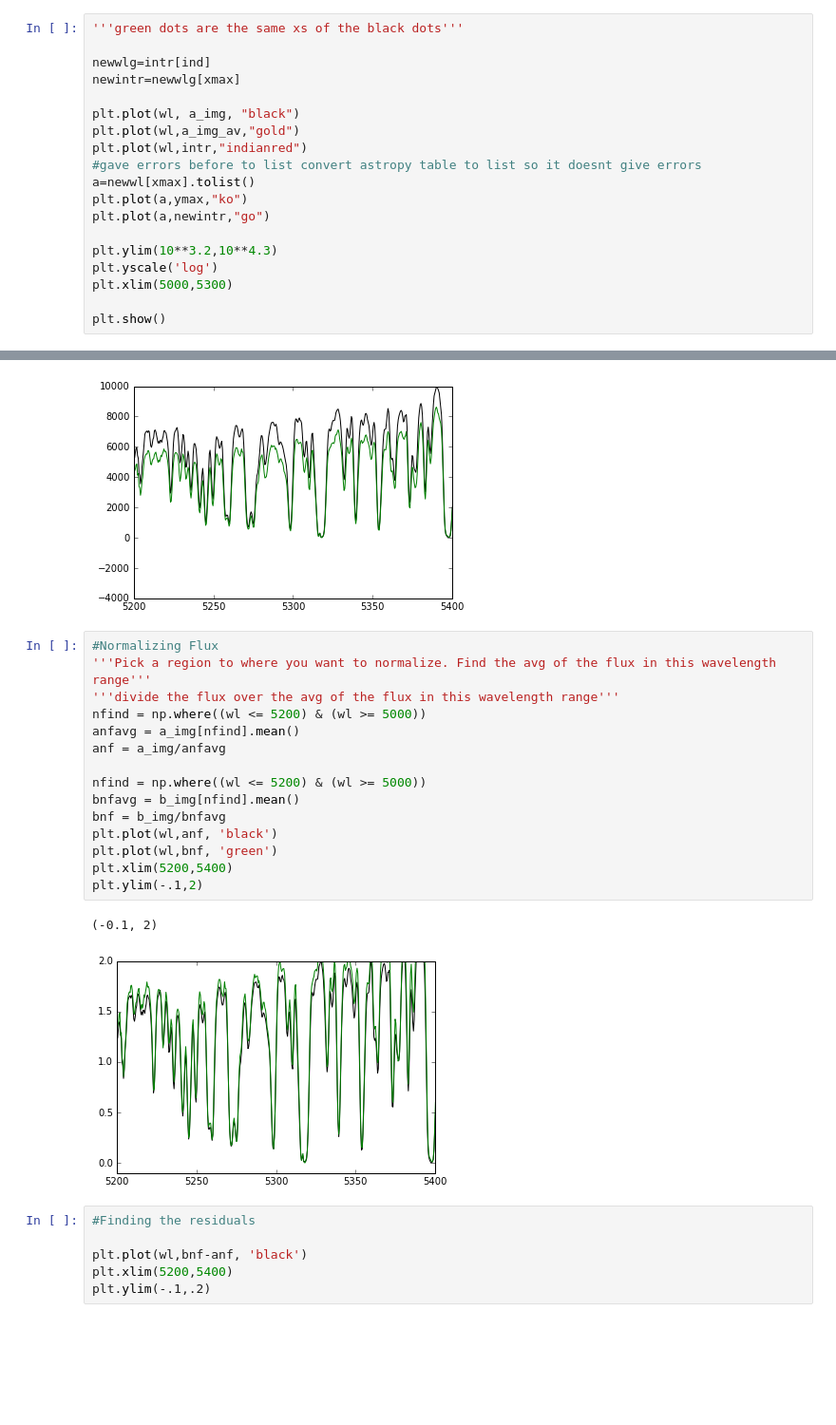
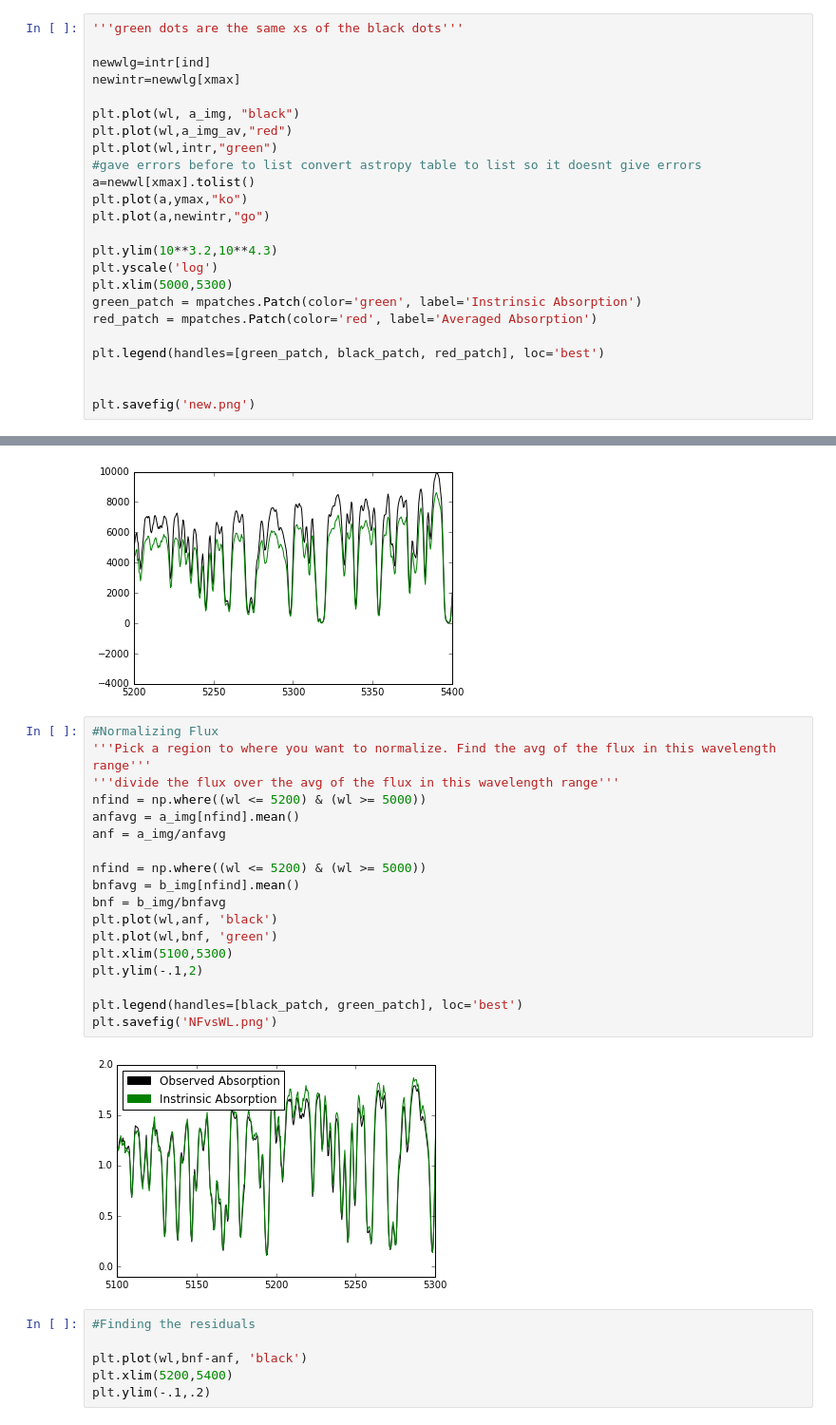
Before and after one commit to tpanurach/Research, a Jupyter notebook: Research.ipynb, the cells around one changed output, grey strips where cells are left out. Shown: that part at 95% size. Cells and saved outputs as stored; diff of their text form; blank space fills up the shorter version.

```diff
--- a/Research.ipynb
+++ b/Research.ipynb
@@ -233,8 +233,8 @@ newwlg=intr[ind]
 newintr=newwlg[xmax]
 
 plt.plot(wl, a_img, "black")
-plt.plot(wl,a_img_av,"gold")
-plt.plot(wl,intr,"indianred")
+plt.plot(wl,a_img_av,"red")
+plt.plot(wl,intr,"green")
 #gave errors before to list convert astropy table to list so it doesnt give errors
 a=newwl[xmax].tolist()
 plt.plot(a,ymax,"ko")
@@ -243,6 +243,11 @@ plt.plot(a,newintr,"go")
 plt.ylim(10**3.2,10**4.3)
 plt.yscale('log')
 plt.xlim(5000,5300)
+green_patch = mpatches.Patch(color='green', label='Instrinsic Absorption')
+red_patch = mpatches.Patch(color='red', label='Averaged Absorption')
 
-plt.show()
+plt.legend(handles=[green_patch, black_patch, red_patch], loc='best')
+
+
+plt.savefig('new.png')
 # %% [output]
@@ -286,21 +291,23 @@ plt.ylim(-4000,10000)
 # %%
 #Normalizing Flux
 '''Pick a region to where you want to normalize. Find the avg of the flux in this wavelength range'''
 '''divide the flux over the avg of the flux in this wavelength range'''
 nfind = np.where((wl <= 5200) & (wl >= 5000))
 anfavg = a_img[nfind].mean()
 anf = a_img/anfavg
 
 nfind = np.where((wl <= 5200) & (wl >= 5000))
 bnfavg = b_img[nfind].mean()
 bnf = b_img/bnfavg
 plt.plot(wl,anf, 'black')
 plt.plot(wl,bnf, 'green')
-plt.xlim(5200,5400)
+plt.xlim(5100,5300)
 plt.ylim(-.1,2)
+
+plt.legend(handles=[black_patch, green_patch], loc='best')
+plt.savefig('NFvsWL.png')
 # %% [output]
-(-0.1, 2)
-[figure, old version]
+[figure, new version]
 # %%
 #Finding the residuals
 
```
Also changed, not shown: parts of 7 cells of this notebook.
